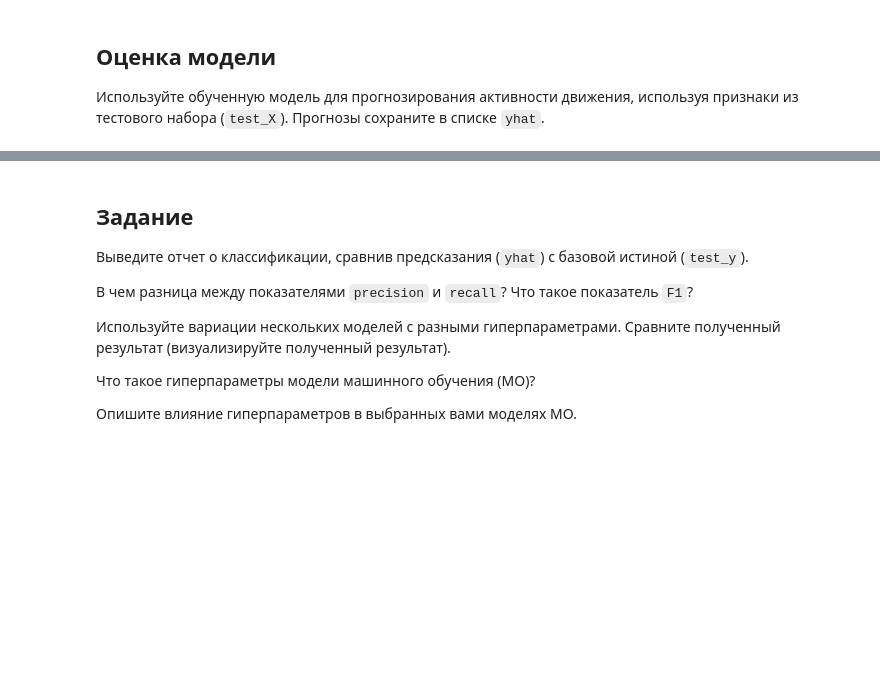
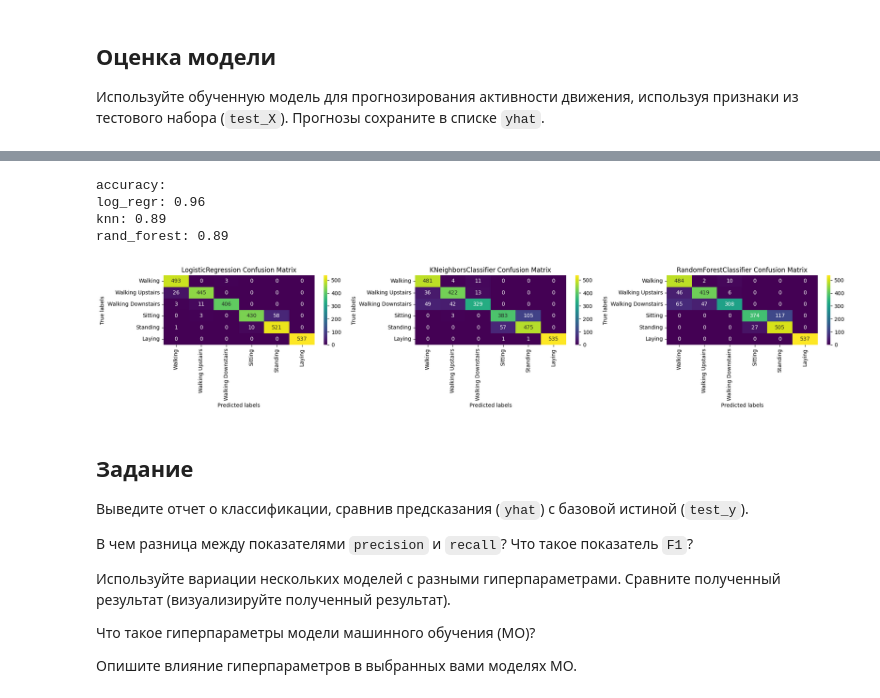
Before and after one commit to alexexexei/aai-labs, a Jupyter notebook: aai_lab1/Практическая_работа_1__Классификация.ipynb, the cells around one changed output, grey strips where cells are left out. Cells and saved outputs as stored; diff of their text form; code cells hidden in the pictures; blank space fills up the shorter version.

```diff
--- a/aai_lab1/Практическая_работа_1__Классификация.ipynb
+++ b/aai_lab1/Практическая_работа_1__Классификация.ipynb
@@ -120,3 +173,53 @@ print(classification_report(test_y, yhat, target_names=target_names))
+# %%
+from sklearn.metrics import accuracy_score
+
+def print_acc3(test, res1, res2, res3, name1, name2, name3):
+    print(f'accuracy:\n{name1}: {accuracy_score(test, res1):.2f}\
+            \n{name2}: {accuracy_score(test, res2):.2f}\
+            \n{name3}: {accuracy_score(test, res3):.2f}\n')
+# %%
+import matplotlib.pyplot as plt
+import seaborn as sns
+
+def perform(cm1, cm2, cm3, tn, name1, name2, name3):
+    fig, axes = plt.subplots(1, 3, figsize=(20, 4))
+
+    sns.heatmap(cm1, annot=True, fmt="d", cmap='viridis', xticklabels=tn, yticklabels=tn, ax=axes[0])
+    axes[0].set_title(f'{name1} Confusion Matrix')
+    axes[0].set_xlabel('Predicted labels')
+    axes[0].set_ylabel('True labels')
+
+    sns.heatmap(cm2, annot=True, fmt="d", cmap='viridis', xticklabels=tn, yticklabels=tn, ax=axes[1])
+    axes[1].set_title(f'{name2} Confusion Matrix')
+    axes[1].set_xlabel('Predicted labels')
+    axes[1].set_ylabel('True labels')
+
+    sns.heatmap(cm3, annot=True, fmt="d", cmap='viridis', xticklabels=tn, yticklabels=tn, ax=axes[2])
+    axes[2].set_title(f'{name3} Confusion Matrix')
+    axes[2].set_xlabel('Predicted labels')
+    axes[2].set_ylabel('True labels')
+
+    plt.tight_layout()
+    plt.show()
+# %%
+from sklearn.metrics import confusion_matrix
+
+conf_matrix = confusion_matrix(test_y, yhat)
+conf_matrix_2 = confusion_matrix(test_y, yhat_2)
+conf_matrix_3 = confusion_matrix(test_y, yhat_3)
+
+print_acc3(test_y, yhat, yhat_2, yhat_3,
+           "Logistic Regression", "KNeighbors",
+           "Random Forest")
+perform(conf_matrix, conf_matrix_2, conf_matrix_3,
+        target_names, "Logistic Regression", "KNeighbors",
+        "Random Forest")
+# %% [output]
+accuracy:
+log_regr: 0.96
+knn: 0.89
+rand_forest: 0.89
+[figure, added]
 # %% [markdown]
 ## Задание
 
```
Also changed, not shown: parts of 10 cells of this notebook, 1 other file.
